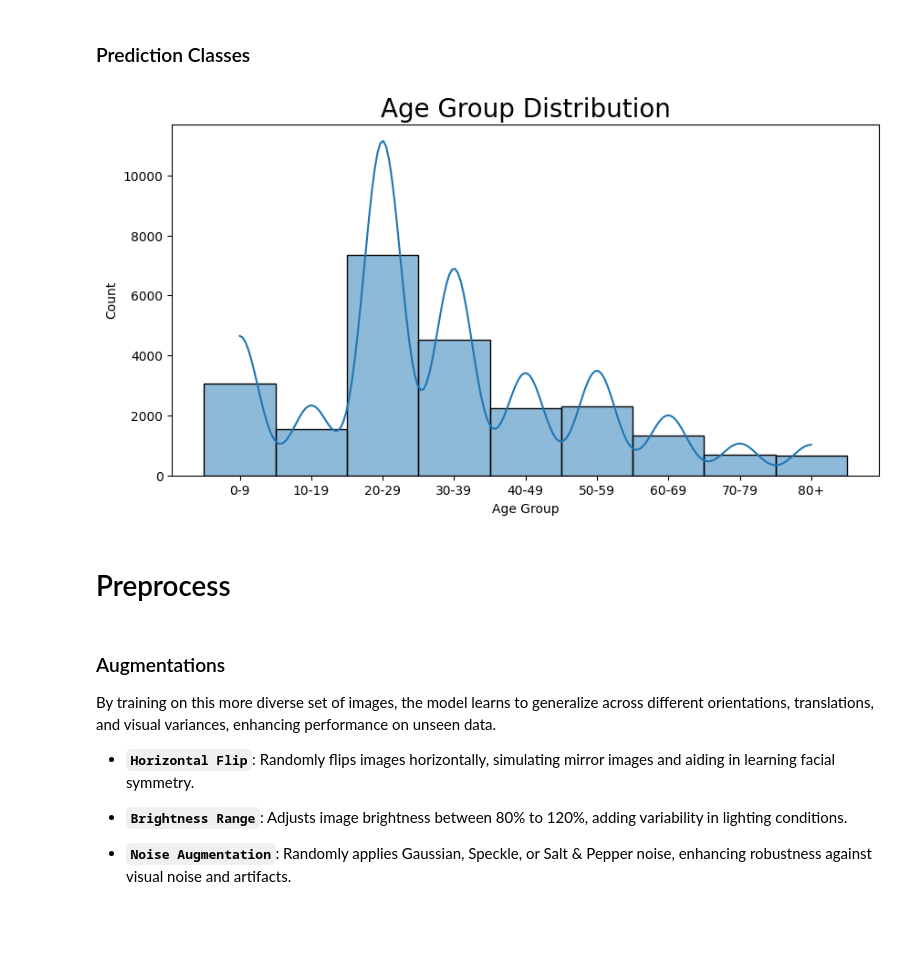
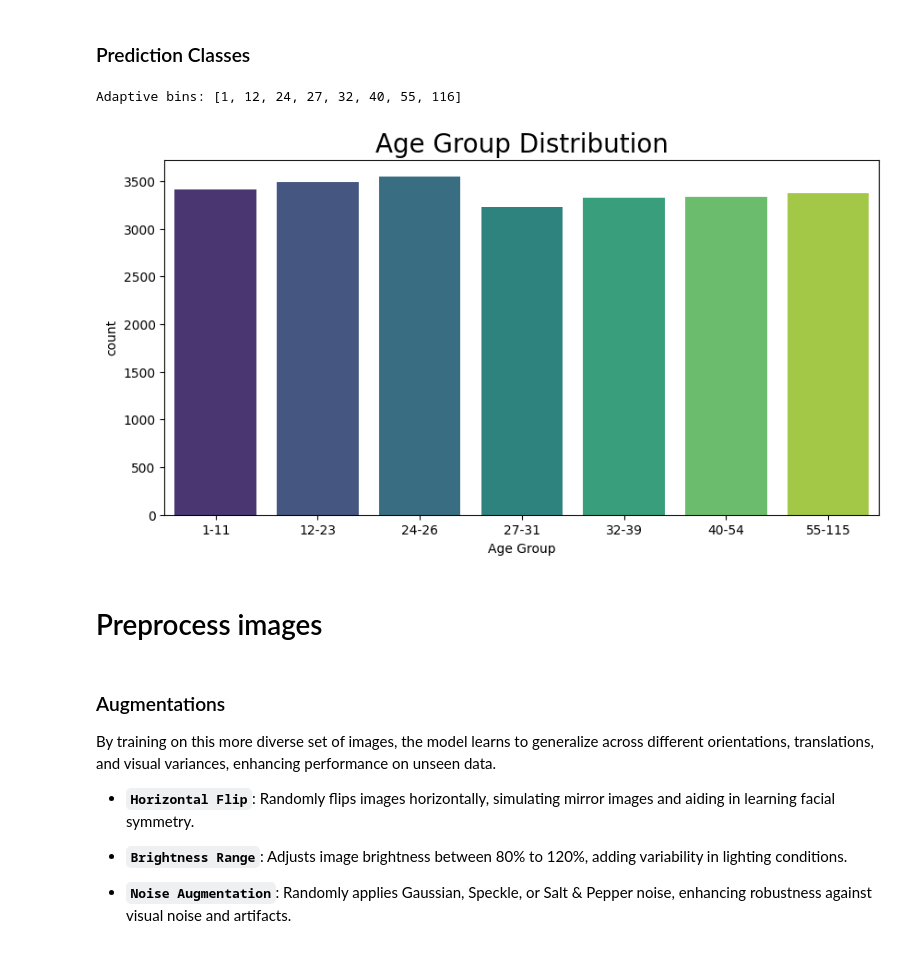
Before and after one commit to keneth4/ml_projects, a Jupyter notebook: deep_learning/2. ResNet50 Age-Estimation Tensorflow.ipynb, the cells around one changed output. Cells and saved outputs as stored; diff of their text form; code cells hidden in the pictures; blank space fills up the shorter version.

```diff
--- a/deep_learning/2. ResNet50 Age-Estimation Tensorflow.ipynb
+++ b/deep_learning/2. ResNet50 Age-Estimation Tensorflow.ipynb
@@ -171,22 +201,56 @@ plt.show()
 # Prepare data
 # %% [markdown]
 ### Prediction Classes
-# %%
-# Define group labels
-age_groups = ['0-9', '10-19', '20-29', '30-39', '40-49', '50-59', '60-69', '70-79', '80+']
-
-# Create classes for age groups (0-9, 10-19, 20-29, 30-39, 40-49, 50-59, 60-69, 70-79, 80+)
-labels[Y_COL] = pd.cut(labels['Age'], bins=[0, 9, 19, 29, 39, 49, 59, 69, 79, 120], labels=age_groups)
-
-# Plot the distribution of age groups
-plt.figure(figsize=(10, 5))
-plt.title('Age Group Distribution', fontsize=20)
-sns.histplot(data=labels, x=Y_COL, bins=20, kde=True)
-plt.show()
-# %% [output]
-[figure, removed]
+# %%
+# Create a function to create bins with approximately equal number of samples in each bin
+def create_adaptive_bins(ages: pd.Series, num_bins: int) -> list:
+    """
+    Creates bins with approximately equal number of samples in each.
+
+    :param ages: A Pandas Series containing the ages.
+    :param num_bins: The desired number of bins.
+    :return: A list of bin edges.
+    """
+    # Sort
+    sorted_ages = sorted(ages)
+
+    # Calculate the number of data points per bin
+    data_per_bin = len(ages) // num_bins
+
+    # Create the bins
+    bins = [sorted_ages[0]]  # start with the minimum number
+    for i in range(1, num_bins):
+        # Find the end of the current bin
+        bin_end = sorted_ages[i * data_per_bin] if i * data_per_bin < len(sorted_ages) else sorted_ages[-1]
+        bins.append(bin_end)
+    bins.append(sorted_ages[-1])  # ensure the last bin goes up to the maximum number
+
+    return bins
+# %%
+# Create the bins
+num_bins = 7
+adaptive_bins = create_adaptive_bins(labels['Age'], num_bins)
+print("Adaptive bins:", adaptive_bins)
+
+# Create age groups based on the adaptive bins
+labels[Y_COL] = pd.cut(labels['Age'], bins=adaptive_bins, include_lowest=True, labels=False)
+
+# Substitute the age group numbers with the corresponding age group names (e.g. 0 -> 0-10, 1 -> 11-20, etc.)
+labels[Y_COL] = labels[Y_COL].replace(range(num_bins), [f'{adaptive_bins[i]}-{adaptive_bins[i+1]-1}' for i in range(num_bins)])
+
+# Sort age groups to match the order of the bins
+sorted_age_groups = sorted(labels[Y_COL].unique(), key=lambda x: int(x.split('-')[0]))
+
+# Plot the distribution of age groups, Sort age groups to match the order of the bins
+plt.figure(figsize=(10, 5))
+plt.title('Age Group Distribution', fontsize=20)
+sns.countplot(data=labels, x=Y_COL, order=sorted_age_groups, palette='viridis')
+plt.show()
+# %% [output]
+Adaptive bins: [1, 12, 24, 27, 32, 40, 55, 116]
+[figure, added]
 # %% [markdown]
-# Preprocess
+# Preprocess images
 # %% [markdown]
 ### Augmentations
 
```
Also changed, not shown: parts of 30 cells of this notebook.
